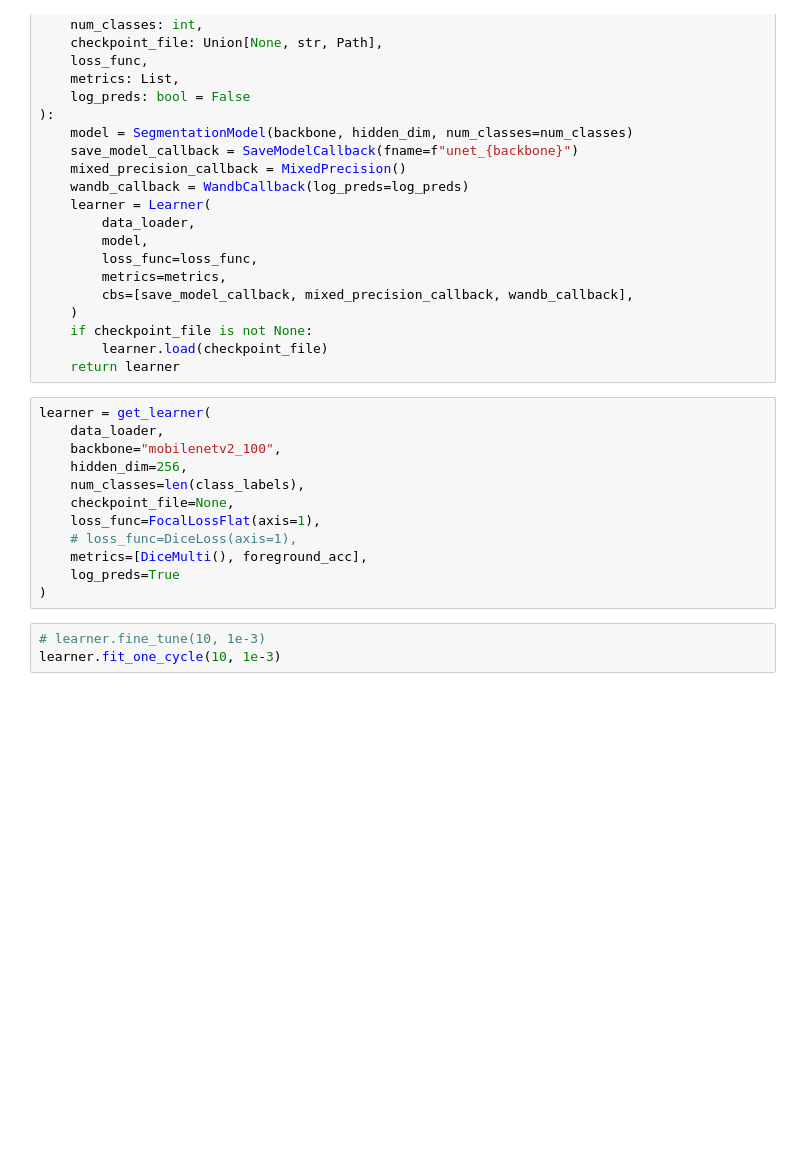
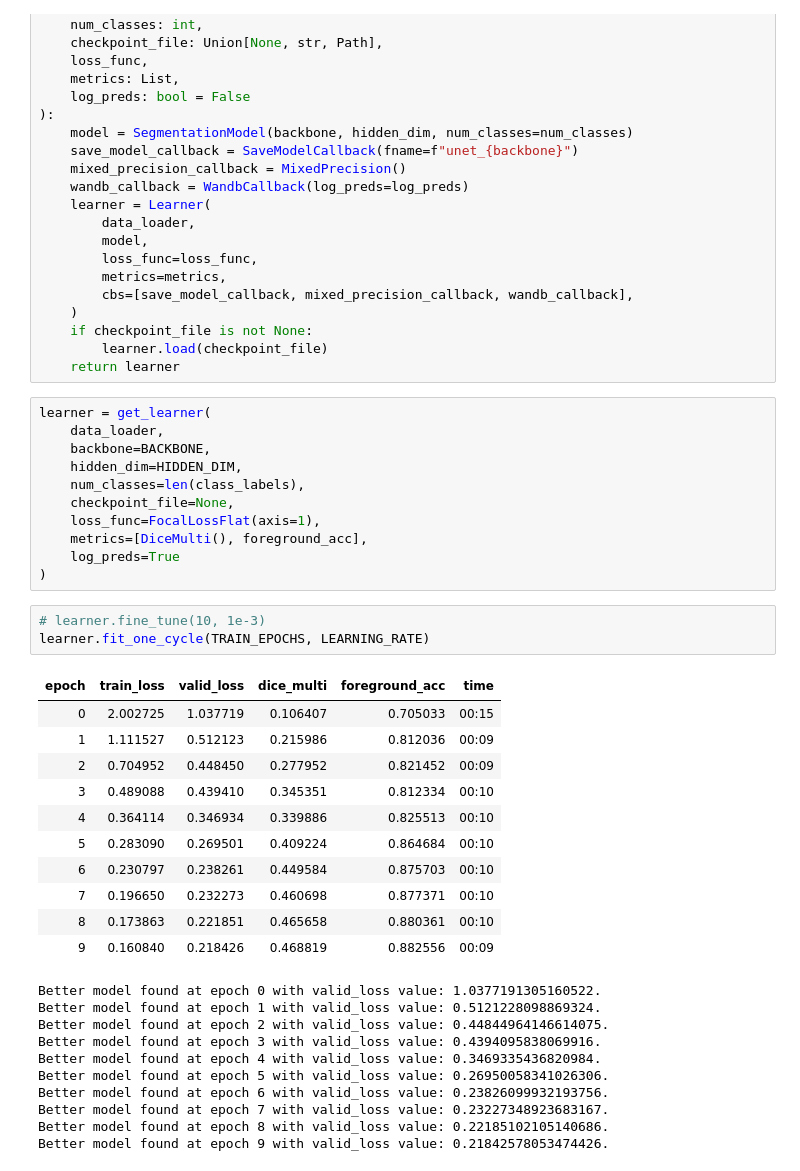
Before and after one commit to soumik12345/Wandb-Status-Report-Template, a Jupyter notebook: 02_semantic_segmentation.ipynb, the cells around one changed output. Drawn from its saved outputs; the diff is of its cells as text; blank space fills up the shorter version.

```diff
--- a/02_semantic_segmentation.ipynb
+++ b/02_semantic_segmentation.ipynb
@@ -146,17 +182,38 @@ def get_learner(
 # %%
 learner = get_learner(
     data_loader,
-    backbone="mobilenetv2_100",
-    hidden_dim=256,
+    backbone=BACKBONE,
+    hidden_dim=HIDDEN_DIM,
     num_classes=len(class_labels),
     checkpoint_file=None,
     loss_func=FocalLossFlat(axis=1),
-    # loss_func=DiceLoss(axis=1),
     metrics=[DiceMulti(), foreground_acc],
     log_preds=True
 )
 # %%
 # learner.fine_tune(10, 1e-3)
-learner.fit_one_cycle(10, 1e-3)
+learner.fit_one_cycle(TRAIN_EPOCHS, LEARNING_RATE)
+# %% [output]
+| epoch | train_loss | valid_loss | dice_multi | foreground_acc | time |
+| 0 | 2.002725 | 1.037719 | 0.106407 | 0.705033 | 00:15 |
+| 1 | 1.111527 | 0.512123 | 0.215986 | 0.812036 | 00:09 |
+| 2 | 0.704952 | 0.448450 | 0.277952 | 0.821452 | 00:09 |
+| 3 | 0.489088 | 0.439410 | 0.345351 | 0.812334 | 00:10 |
+| 4 | 0.364114 | 0.346934 | 0.339886 | 0.825513 | 00:10 |
+| 5 | 0.283090 | 0.269501 | 0.409224 | 0.864684 | 00:10 |
+| 6 | 0.230797 | 0.238261 | 0.449584 | 0.875703 | 00:10 |
+| 7 | 0.196650 | 0.232273 | 0.460698 | 0.877371 | 00:10 |
+| 8 | 0.173863 | 0.221851 | 0.465658 | 0.880361 | 00:10 |
+| 9 | 0.160840 | 0.218426 | 0.468819 | 0.882556 | 00:09 |
+Better model found at epoch 0 with valid_loss value: 1.0377191305160522.
+Better model found at epoch 1 with valid_loss value: 0.5121228098869324.
+Better model found at epoch 2 with valid_loss value: 0.44844964146614075.
+Better model found at epoch 3 with valid_loss value: 0.4394095838069916.
+Better model found at epoch 4 with valid_loss value: 0.3469335436820984.
+Better model found at epoch 5 with valid_loss value: 0.26950058341026306.
+Better model found at epoch 6 with valid_loss value: 0.23826099932193756.
+Better model found at epoch 7 with valid_loss value: 0.23227348923683167.
+Better model found at epoch 8 with valid_loss value: 0.22185102105140686.
+Better model found at epoch 9 with valid_loss value: 0.21842578053474426.
 # %%
 learner.show_results(max_n=4, figsize=(14, 10))
```
Also changed, not shown: parts of 8 cells of this notebook.
